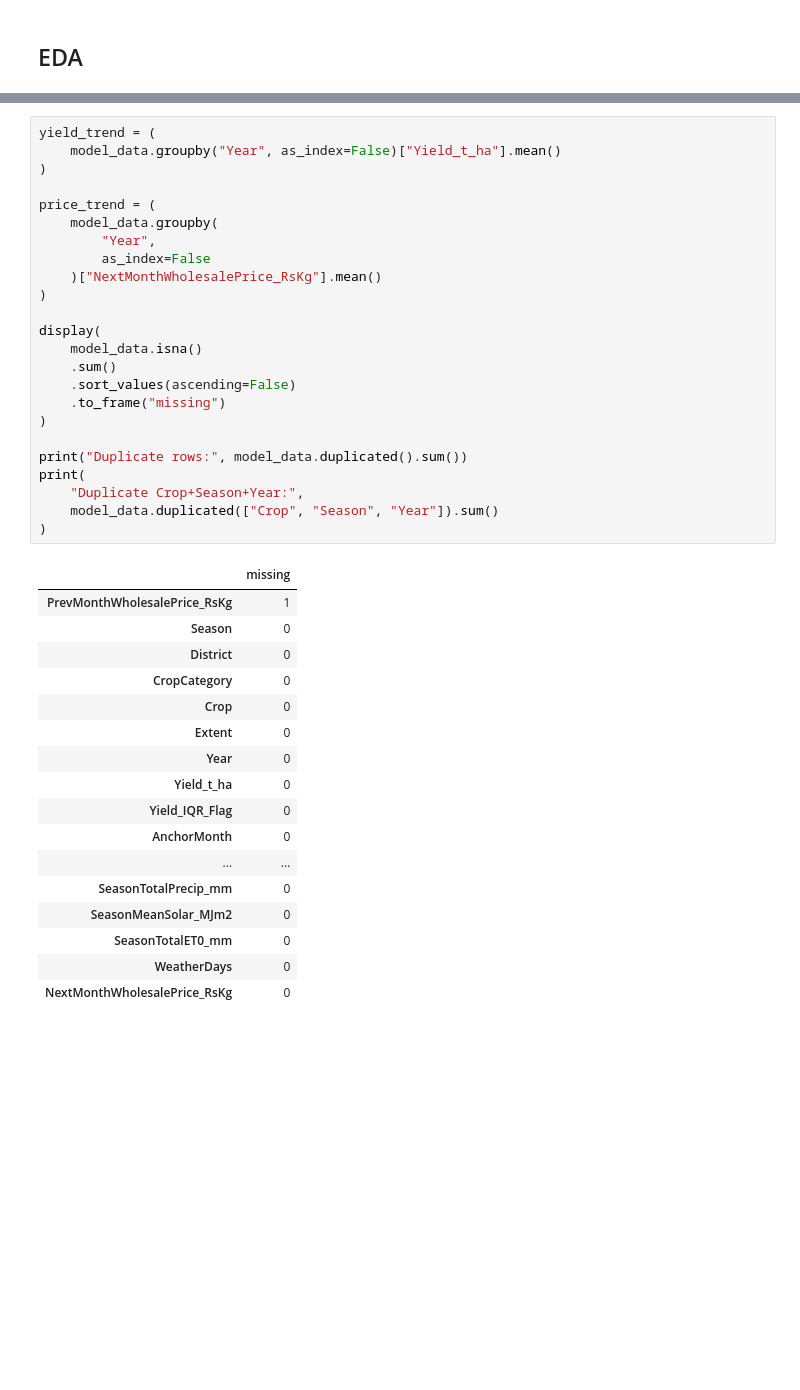
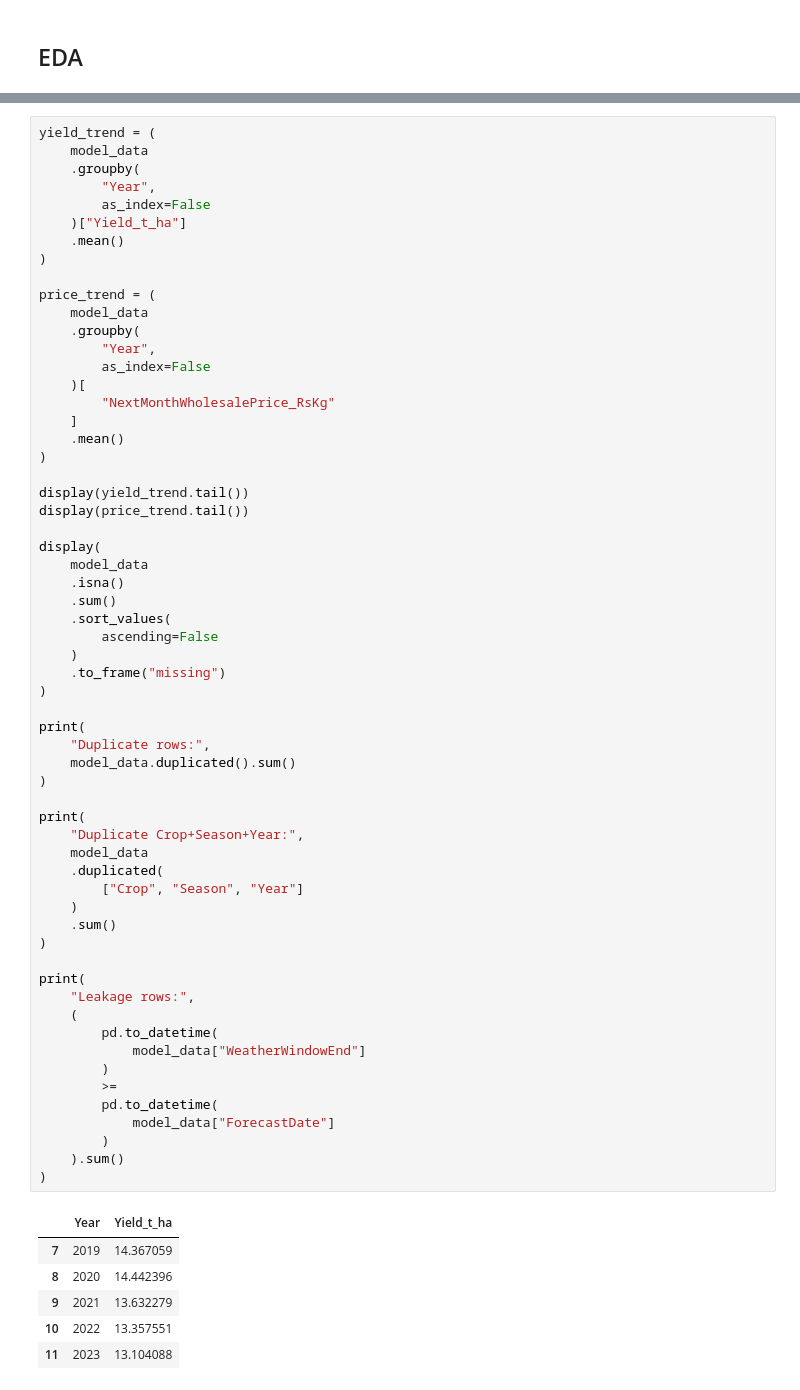
Before and after one commit to DTD-Wijesinghe/IT3091---Machine-Learning-Assignment, a Jupyter notebook: 03_IT24101090_JAYAKODY_ND_Price_EDA_Preprocessing.ipynb, the cells around one changed output, grey strips where cells are left out. Drawn from its saved outputs; the diff is of its cells as text; blank space fills up the shorter version.

```diff
--- a/03_IT24101090_JAYAKODY_ND_Price_EDA_Preprocessing.ipynb
+++ b/03_IT24101090_JAYAKODY_ND_Price_EDA_Preprocessing.ipynb
@@ -333,42 +645,67 @@ plt.show()
 # %%
 yield_trend = (
-    model_data.groupby("Year", as_index=False)["Yield_t_ha"].mean()
+    model_data
+    .groupby(
+        "Year",
+        as_index=False
+    )["Yield_t_ha"]
+    .mean()
 )
 
 price_trend = (
-    model_data.groupby(
+    model_data
+    .groupby(
         "Year",
         as_index=False
-    )["NextMonthWholesalePrice_RsKg"].mean()
+    )[
+        "NextMonthWholesalePrice_RsKg"
+    ]
+    .mean()
 )
 
+display(yield_trend.tail())
+display(price_trend.tail())
+
 display(
-    model_data.isna()
+    model_data
+    .isna()
     .sum()
-    .sort_values(ascending=False)
+    .sort_values(
+        ascending=False
+    )
     .to_frame("missing")
 )
 
-print("Duplicate rows:", model_data.duplicated().sum())
+print(
+    "Duplicate rows:",
+    model_data.duplicated().sum()
+)
+
 print(
     "Duplicate Crop+Season+Year:",
-    model_data.duplicated(["Crop", "Season", "Year"]).sum()
+    model_data
+    .duplicated(
+        ["Crop", "Season", "Year"]
+    )
+    .sum()
 )
+
+print(
+    "Leakage rows:",
+    (
+        pd.to_datetime(
+            model_data["WeatherWindowEnd"]
+        )
+        >=
+        pd.to_datetime(
+            model_data["ForecastDate"]
+        )
+    ).sum()
+)
 # %% [output]
-|  | missing |
-| PrevMonthWholesalePrice_RsKg | 1 |
-| Season | 0 |
-| District | 0 |
-| CropCategory | 0 |
-| Crop | 0 |
-| Extent | 0 |
-| Year | 0 |
-| Yield_t_ha | 0 |
-| Yield_IQR_Flag | 0 |
-| AnchorMonth | 0 |
-| ... | ... |
-| SeasonTotalPrecip_mm | 0 |
-| SeasonMeanSolar_MJm2 | 0 |
-| SeasonTotalET0_mm | 0 |
-| WeatherDays | 0 |
-| NextMonthWholesalePrice_RsKg | 0 |
+|  | Year | Yield_t_ha |
+| 7 | 2019 | 14.367059 |
+| 8 | 2020 | 14.442396 |
+| 9 | 2021 | 13.632279 |
+| 10 | 2022 | 13.357551 |
+| 11 | 2023 | 13.104088 |
```
Also changed, not shown: parts of 15 cells of this notebook, 6 other files.
